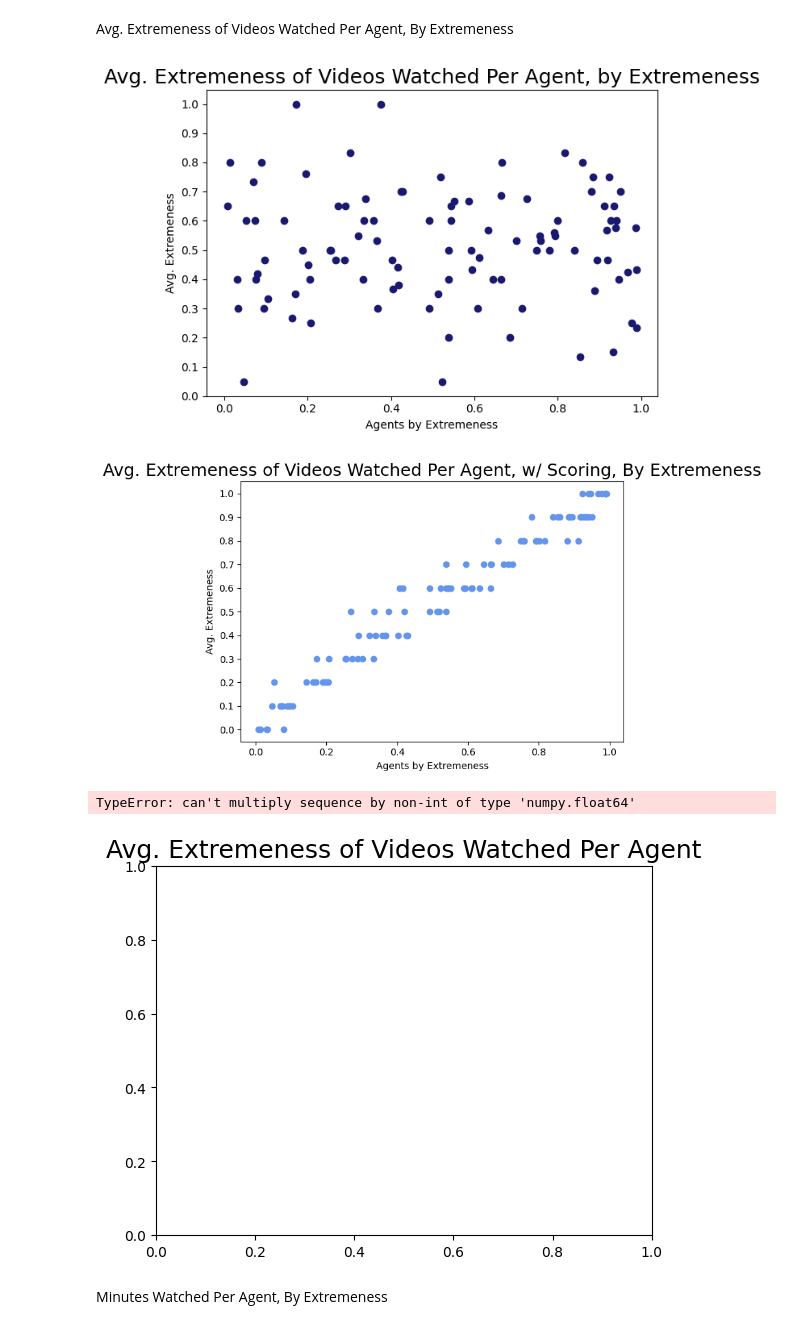
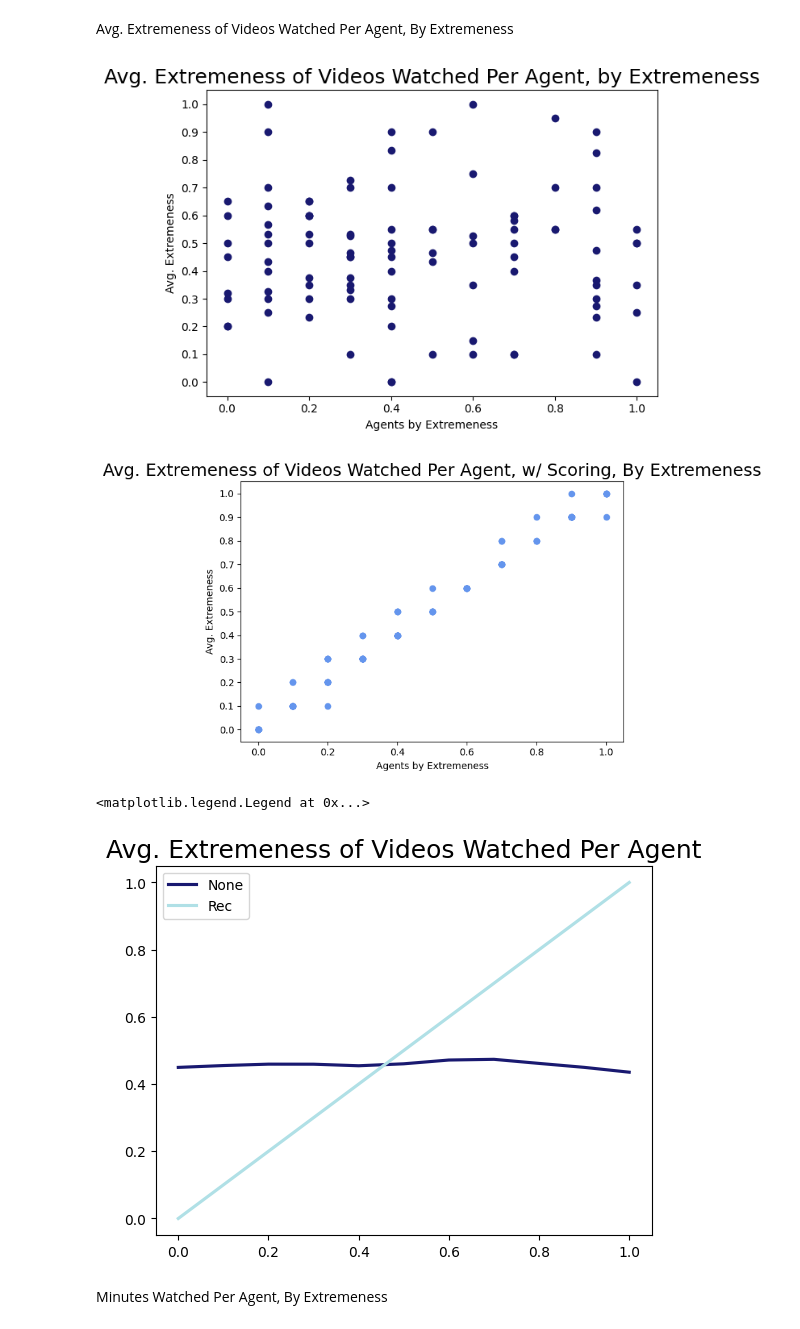
Before and after one commit to snyder-research-group/tools-of-justice, a Jupyter notebook: youtube simulation/experimenting_copy_simulation_notebook.ipynb, the cells around one changed output. Cells and saved outputs as stored; diff of their text form; code cells hidden in the pictures.

```diff
--- a/youtube simulation/experimenting_copy_simulation_notebook.ipynb
+++ b/youtube simulation/experimenting_copy_simulation_notebook.ipynb
@@ -39,7 +39,7 @@ for i in range(NUM_VIDEOS):
 # Generate random (unique) video ids
 # resultant random numbers list
 random_video_ids = []
-extremeness_values = [0.0, 0.1, 0.2, 0.3, 0.4, 0.5, 0.6, 0.7, 0.8, 0.9, 1]
+extremeness_values = [0.0, 0.1, 0.2, 0.3, 0.4, 0.5, 0.6, 0.7, 0.8, 0.9, 1.0]
 # traversing the loop 1000 times
 for i in range(NUM_VIDEOS):
 
@@ -354,7 +356,7 @@ def Reverse(lst):
 
 def Average(list):
     avg = sum(list) / len(list)
-    return avg
+    return float(avg)
 
 
 # Returns a list of videos filtered based on agent archetypes.
@@ -673,7 +675,8 @@ sorted_video_scores = sorted(agent_scores,key=lambda x: x[1])
 
 # Shows the top ten scoring videos for the provided agent.
 for i in range(1000):
-    print("Video ID: " + str(sorted_video_scores[i][0]) + "\tScore: " + str(sorted_video_scores[i][1]))
+    video_extremeness = all_videos[sorted_video_scores[i][0]].extremeness
+    print("Video ID: " + str(sorted_video_scores[i][0]) + "\tScore: " + str(sorted_video_scores[i][1]) +"\tExtremeness: " + str(video_extremeness))
 
 # To minimize score: sort in ascending order
 # Component of weighted sum/score: does the user want that to be big or small?
@@ -917,6 +920,9 @@ Average extremeness per agents, all (almost same as above): 0.5157238095238098
 Below is the code that runs when the scoring system is implemented.
 # %%
 if(SCORE_SYSTEM_TOGGLE):
+
+    import statistics as statistics
+    from statistics import mean
 
     total_minutes_watched_today_scoring = 0   # how many minutes the agent has watched today
     total_vids_watched_today_scoring = 0  # how many videos the agent watched today
@@ -1031,7 +1037,6 @@ if(SCORE_SYSTEM_TOGGLE):
 
 
         agent_extremeness_array_scoring.append(daily_agent_vid_extr)
-        print(daily_agent_vid_extr)
 
 
         daily_agent_pop_thresh = archetypes_list[agent_number]["popularity_threshold"]
@@ -1140,7 +1145,7 @@ if(SCORE_SYSTEM_TOGGLE):
 
         agent_minutes_watched_today_array_scoring.append(agent_minutes_watched_today_scoring)
         agent_vids_watched_today_array_scoring.append(agent_vids_watched_today_scoring)
-        extr_of_each_agent_video_all_scoring.append(Average(extr_of_each_agent_video_scoring))
+        extr_of_each_agent_video_all_scoring.append(mean(extr_of_each_agent_video_scoring))
 
 
         # This array needs to get the extremeness threshold of each agent
@@ -1154,5 +1159,5 @@ if(SCORE_SYSTEM_TOGGLE):
     print("TOTAL minutes watched today: " + str(total_minutes_watched_today_scoring))
     print("TOTAL # of videos watched today: " + str(total_vids_watched_today_scoring))
     print("Average extremeness of videos watched today: " + str(avg_videos_watched_extremeness_array_scoring))
-    print("Average extremeness per agents, all (almost same as above): " + str(Average(extr_of_each_agent_video_all_scoring)))
+    print("Average extremeness per agents, all (almost same as above): " + str(mean(extr_of_each_agent_video_all_scoring)))
 # %% [output]
@@ -2983,44 +2974,44 @@ if(SCORE_SYSTEM_TOGGLE):
 
     # plt.axhline(numpy.nanmean(y), linestyle = '--', color = 'green')
 
     # defining display layout
     plt.tight_layout()
 
     # plt.xticks(numpy.arange(0, 101, 10))
     plt.yticks(numpy.arange(0, 1.1, 0.1))
 
 
 
     #obtain m (slope) and b(intercept) of linear regression line
     m_score, b_score = numpy.polyfit(x_score, y_score, 1)
 
     #add linear regression line to scatterplot
     # plt.plot(x_score, m_score*x_score+b_score)
 
 
     plt.show()
 
 
-plt.title('Avg. Extremeness of Videos Watched Per Agent', fontsize = 18)
-plt.plot(x, m*x+b, label = "No system", lw = 3, color = "midnightblue")
-# plt.plot(x_rec, m_rec*x_rec+b_rec, label = "Recommendation System", lw = 3, color = "royalblue")
-# plt.plot(x_rand, m_rand*x_rand+b_rand, label = "Random Clicking System", lw = 3, color = "cornflowerblue")
-plt.plot(x_score, m_score*x_score+b_score, label = "Scoring System", lw = 3, color = "powderblue")
-plt.legend()
-plt.show()
+# plt.title('Avg. Extremeness of Videos Watched Per Agent', fontsize = 18)
+# plt.plot(x, m*x+b, label = "No system", lw = 3, color = "midnightblue")
+# # plt.plot(x_rec, m_rec*x_rec+b_rec, label = "Recommendation System", lw = 3, color = "royalblue")
+# # plt.plot(x_rand, m_rand*x_rand+b_rand, label = "Random Clicking System", lw = 3, color = "cornflowerblue")
+# plt.plot(x_score, m_score*x_score+b_score, label = "Scoring System", lw = 3, color = "powderblue")
+# plt.legend()
+# plt.show()
 
 
 plt.title('Avg. Extremeness of Videos Watched Per Agent', fontsize = 18)
 sns.regplot(x = x, y = y, lowess=True, scatter = False, label = "None", line_kws={"color": "midnightblue"})
 # sns.regplot(x = x_rec, y = y_rec, lowess=True, scatter = False, label = "Rec", line_kws={"color": "royalblue"})
 # sns.regplot(x = x_rand, y = y_rand, lowess=True, scatter = False, label = "Rand", line_kws={"color": "cornflowerblue"})
 sns.regplot(x = x_score, y = y_score, lowess=True, scatter = False, label = "Score", line_kws={"color": "powderblue"})
 plt.legend(labels=['None', 'Rec', 'Rand', 'Score'])
 # %% [output]
-[figure, old version]
+[figure, new version]
-[figure, old version]
+[figure, new version]
-TypeError: can't multiply sequence by non-int of type 'numpy.float64'
+<matplotlib.legend.Legend at 0x...>
-[figure, old version]
+[figure, new version]
 # %% [markdown]
 Minutes Watched Per Agent, By Extremeness
 # %%
```
Also changed, not shown: parts of 17 cells of this notebook, 1 other file.
